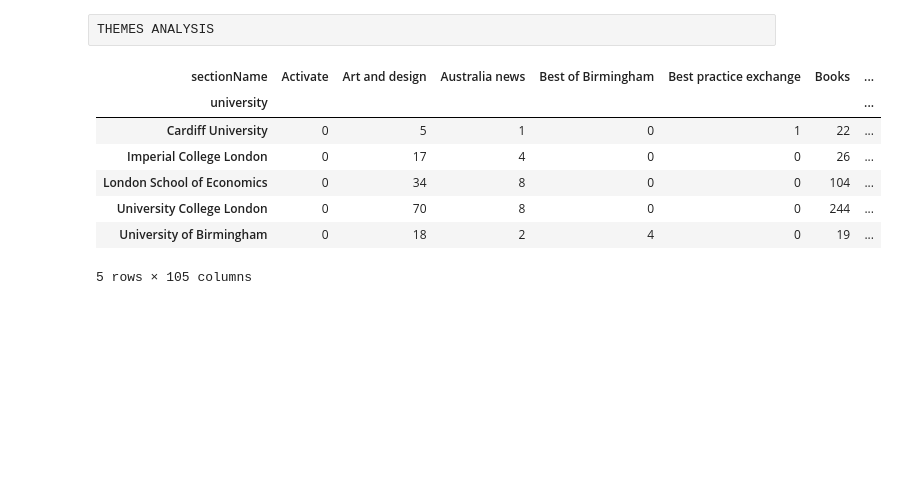
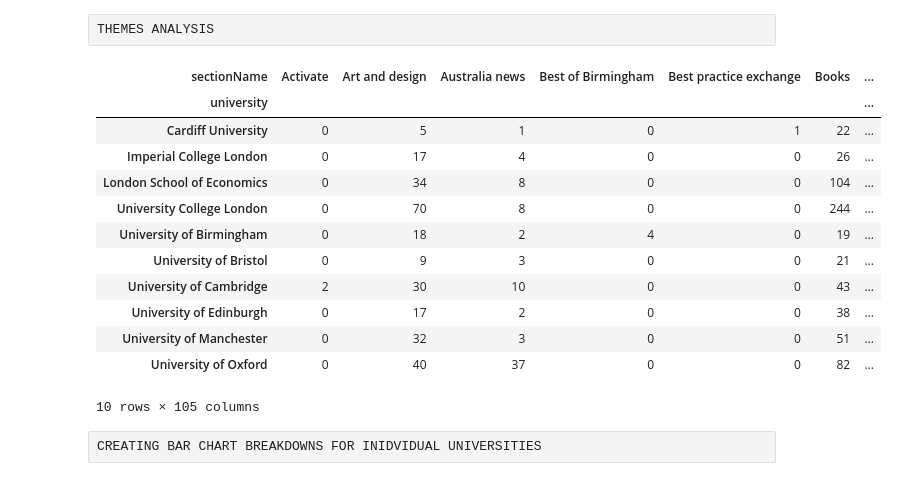
Before and after one commit to ruoxuannn/st115-guardian-project, a Jupyter notebook: shrinithi_themes.ipynb, the cells around one changed output. Saved outputs shown, nothing was run; the diff lists cells and outputs as text; code cells hidden in the pictures; blank space fills up the shorter version.

```diff
--- a/shrinithi_themes.ipynb
+++ b/shrinithi_themes.ipynb
@@ -67,15 +67,23 @@ THEMES ANALYSIS
 # %%
 #sorting into table so easier to visualise data
 uni_section = df.groupby(['university', 'sectionName']).size()
 uni_section = uni_section.unstack(fill_value=0)
 uni_section.sort_index()
 uni_section.head()
+uni_section
 # %% [output]
 | sectionName | Activate | Art and design | Australia news | Best of Birmingham | Best practice exchange | Books | ... |
 | university |  |  |  |  |  |  | ... |
 | Cardiff University | 0 | 5 | 1 | 0 | 1 | 22 | ... |
 | Imperial College London | 0 | 17 | 4 | 0 | 0 | 26 | ... |
 | London School of Economics | 0 | 34 | 8 | 0 | 0 | 104 | ... |
 | University College London | 0 | 70 | 8 | 0 | 0 | 244 | ... |
 | University of Birmingham | 0 | 18 | 2 | 4 | 0 | 19 | ... |
+| University of Bristol | 0 | 9 | 3 | 0 | 0 | 21 | ... |
+| University of Cambridge | 2 | 30 | 10 | 0 | 0 | 43 | ... |
+| University of Edinburgh | 0 | 17 | 2 | 0 | 0 | 38 | ... |
+| University of Manchester | 0 | 32 | 3 | 0 | 0 | 51 | ... |
+| University of Oxford | 0 | 40 | 37 | 0 | 0 | 82 | ... |
-5 rows × 105 columns
+10 rows × 105 columns
+# %% [raw]
+CREATING BAR CHART BREAKDOWNS FOR INIDVIDUAL UNIVERSITIES
```
Also changed, not shown: parts of 1 cell of this notebook.
